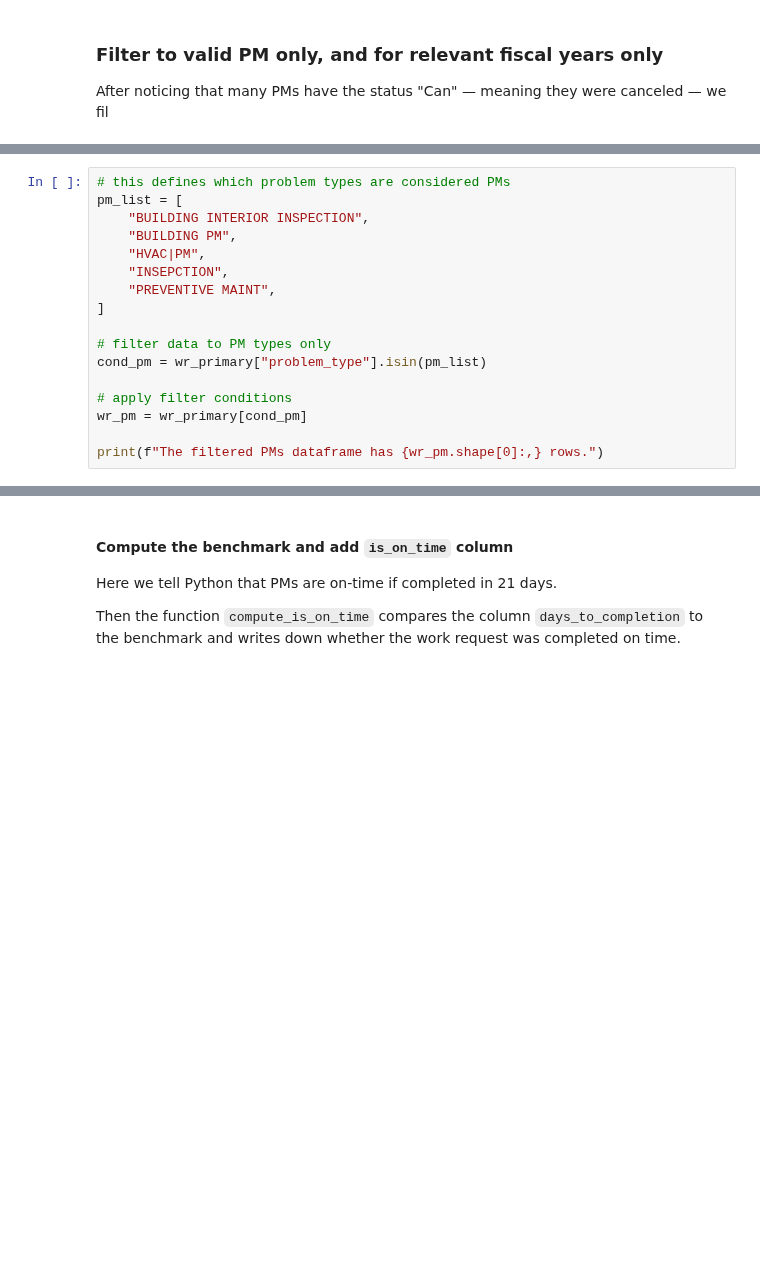
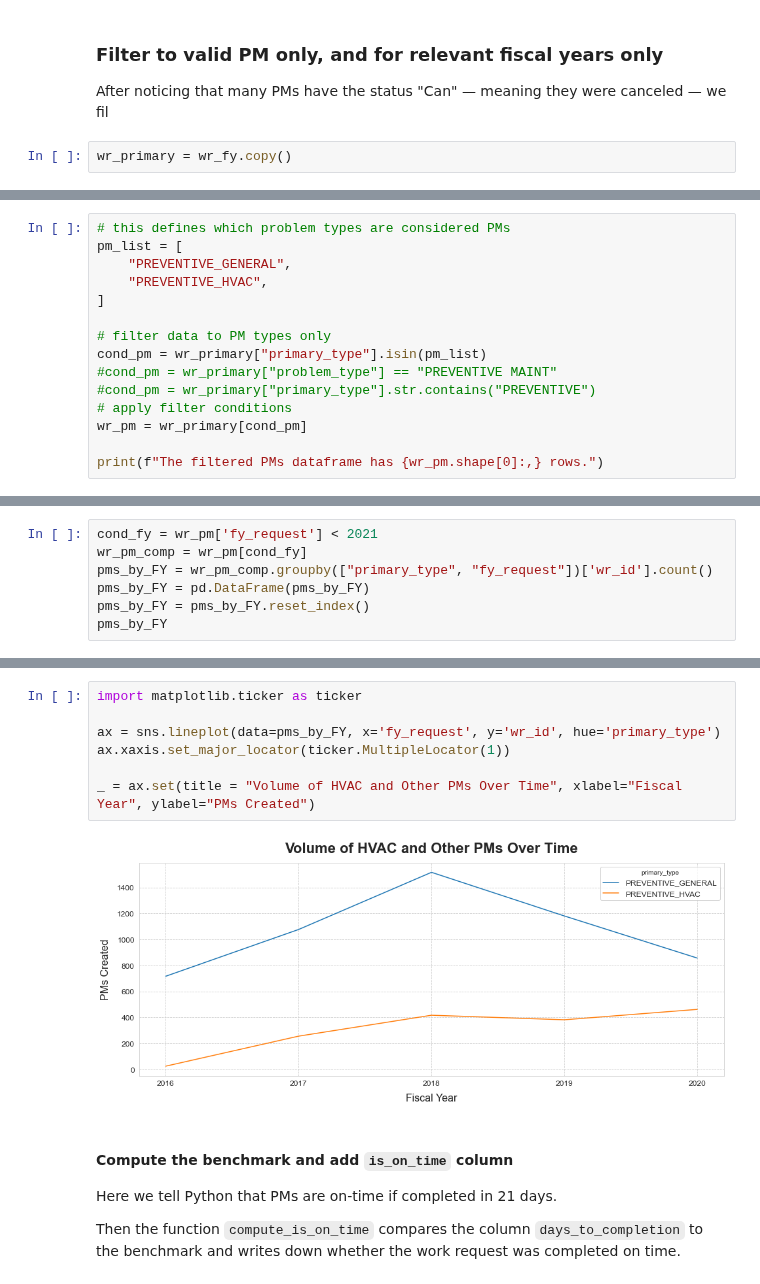
Before and after one commit to department-of-general-services/KPI_central, a Jupyter notebook: FMD_scorecard.ipynb, the cells around one changed output, grey strips where cells are left out. Drawn from its saved outputs; the diff is of its cells as text; blank space fills up the shorter version.

```diff
--- a/FMD_scorecard.ipynb
+++ b/FMD_scorecard.ipynb
@@ -335,3 +284,5 @@ The goal here is to filter the data down to preventive maintenance only, and the
 # %% [markdown]
 ### Filter to valid PM only, and for relevant fiscal years only
 After noticing that many PMs have the status "Can" — meaning they were canceled — we fil
+# %%
+wr_primary = wr_fy.copy()
@@ -338,16 +307,14 @@ After noticing that many PMs have the status "Can" — meaning they were cancele
 # %%
 # this defines which problem types are considered PMs
 pm_list = [
-    "BUILDING INTERIOR INSPECTION",
-    "BUILDING PM",
-    "HVAC|PM",
-    "INSEPCTION",
-    "PREVENTIVE MAINT",
+    "PREVENTIVE_GENERAL",
+    "PREVENTIVE_HVAC",
 ]
 
 # filter data to PM types only
-cond_pm = wr_primary["problem_type"].isin(pm_list)
-
+cond_pm = wr_primary["primary_type"].isin(pm_list)
+#cond_pm = wr_primary["problem_type"] == "PREVENTIVE MAINT"
+#cond_pm = wr_primary["primary_type"].str.contains("PREVENTIVE")
 # apply filter conditions
 wr_pm = wr_primary[cond_pm]
 
@@ -356,0 +324,7 @@ The filtered PMs dataframe has 6,980 rows.
+# %%
+cond_fy = wr_pm['fy_request'] < 2021
+wr_pm_comp = wr_pm[cond_fy]
+pms_by_FY = wr_pm_comp.groupby(["primary_type", "fy_request"])['wr_id'].count()
+pms_by_FY = pd.DataFrame(pms_by_FY)
+pms_by_FY = pms_by_FY.reset_index()
+pms_by_FY
@@ -357,3 +343,12 @@ The filtered PMs dataframe has 6,980 rows.
+# %%
+import matplotlib.ticker as ticker
+
+ax = sns.lineplot(data=pms_by_FY, x='fy_request', y='wr_id', hue='primary_type')
+ax.xaxis.set_major_locator(ticker.MultipleLocator(1))
+
+_ = ax.set(title = "Volume of HVAC and Other PMs Over Time", xlabel="Fiscal Year", ylabel="PMs Created")
+# %% [output]
+[figure, added]
 # %% [markdown]
 #### Compute the benchmark and add `is_on_time` column
 Here we tell Python that PMs are on-time if completed in 21 days.
```
Also changed, not shown: parts of 83 cells of this notebook, 1 other file.
